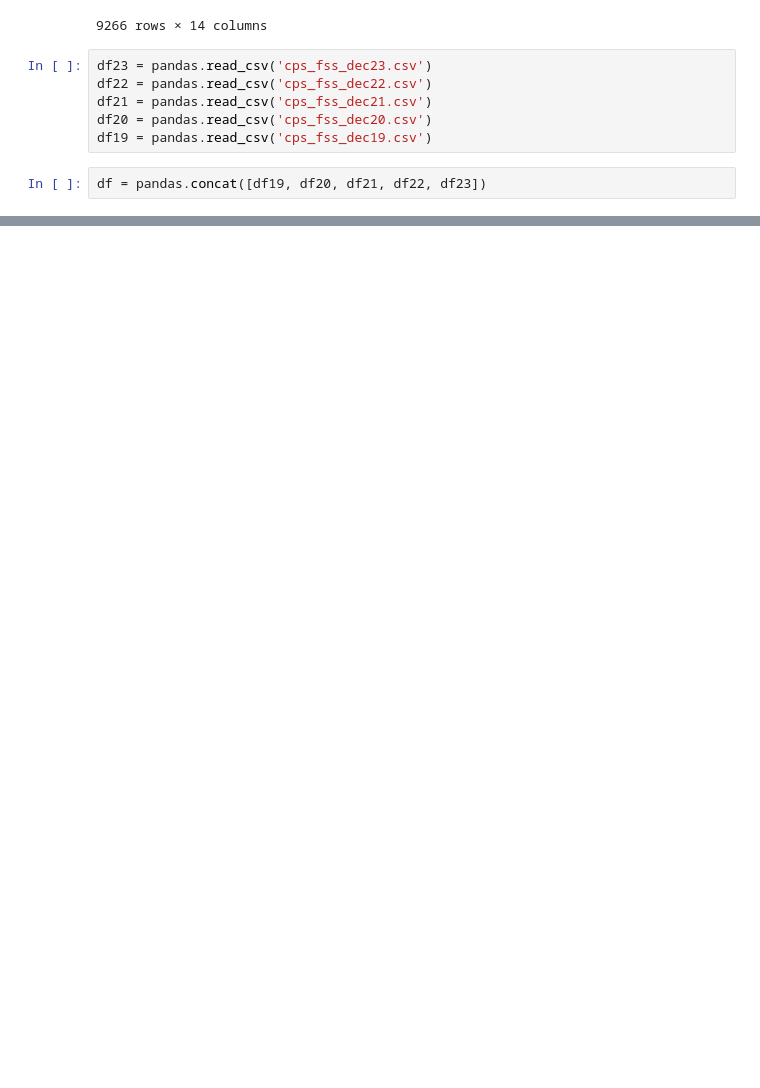
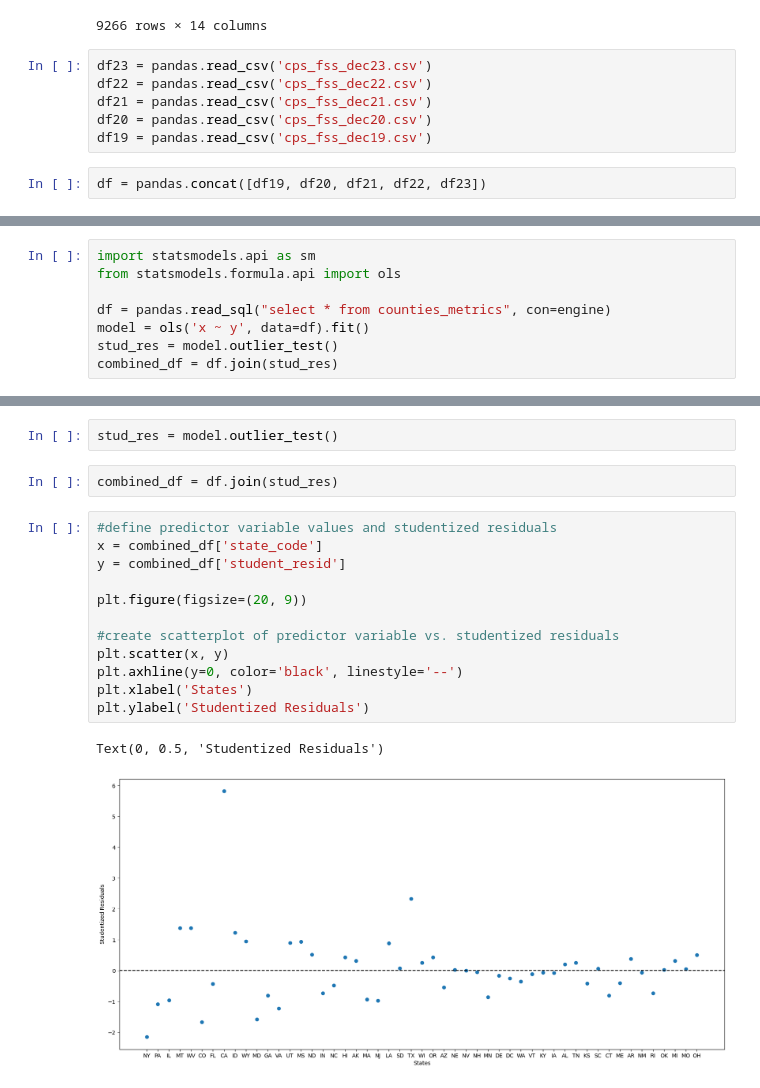
Before and after one commit to mroumanos/snap-dependency-risk-assessment, a Jupyter notebook: notebooks/analytics.ipynb, the cells around one changed output, grey strips where cells are left out. Saved outputs shown, nothing was run; the diff lists cells and outputs as text; blank space fills up the shorter version.

```diff
--- a/notebooks/analytics.ipynb
+++ b/notebooks/analytics.ipynb
@@ -174,0 +270,8 @@ len(df[df['HESC3']>0])
+# %%
+import statsmodels.api as sm
+from statsmodels.formula.api import ols
+
+df = pandas.read_sql("select * from counties_metrics", con=engine)
+model = ols('x ~ y', data=df).fit()
+stud_res = model.outlier_test()
+combined_df = df.join(stud_res)
@@ -174,0 +302,19 @@ len(df[df['HESC3']>0])
+# %%
+stud_res = model.outlier_test()
+# %%
+combined_df = df.join(stud_res)
+# %%
+#define predictor variable values and studentized residuals
+x = combined_df['state_code']
+y = combined_df['student_resid']
+
+plt.figure(figsize=(20, 9))
+
+#create scatterplot of predictor variable vs. studentized residuals
+plt.scatter(x, y)
+plt.axhline(y=0, color='black', linestyle='--')
+plt.xlabel('States')
+plt.ylabel('Studentized Residuals')
+# %% [output]
+Text(0, 0.5, 'Studentized Residuals')
+[figure, added]
```
Also changed, not shown: parts of 24 cells of this notebook, 10 other files.
